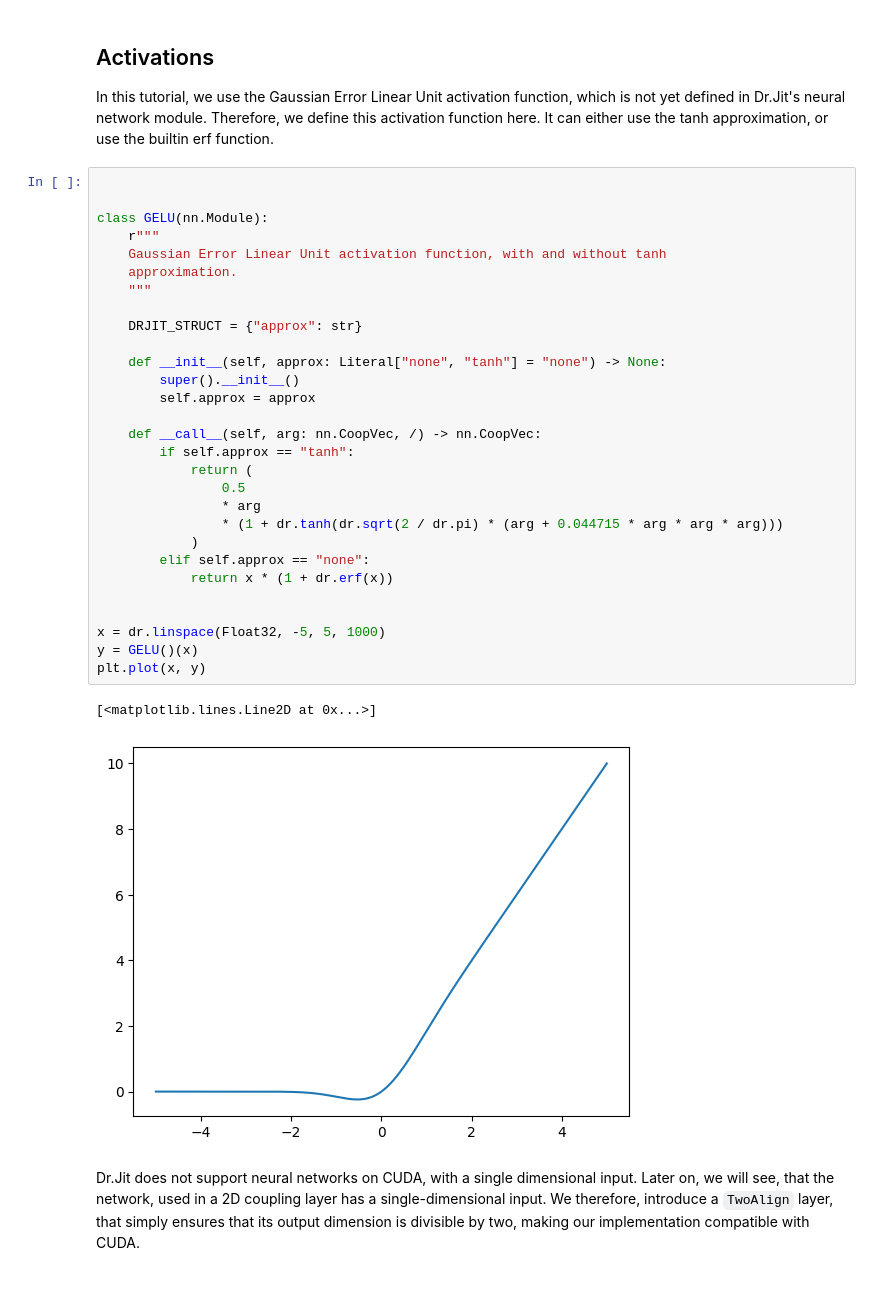
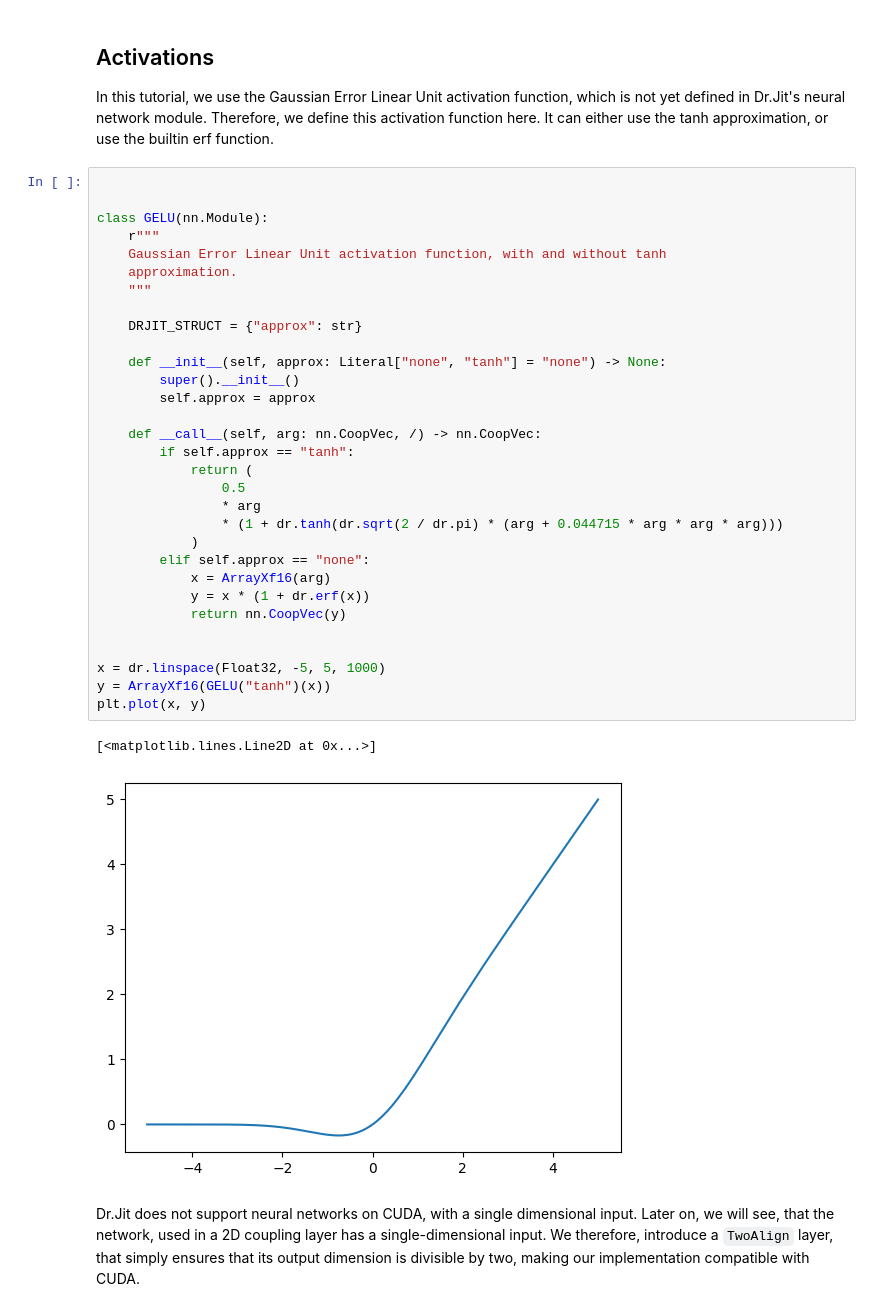
Before and after one commit to DoeringChristian/mitsuba3-experiments, a Jupyter notebook: normflow.ipynb, the cells around one changed output. Drawn from its saved outputs; the diff is of its cells as text.

Commit message:
Fixed GELU

```diff
--- a/normflow.ipynb
+++ b/normflow.ipynb
@@ -186,35 +186,37 @@ approximation, or use the builtin erf function.
 # %%
 
 
 class GELU(nn.Module):
     r"""
     Gaussian Error Linear Unit activation function, with and without tanh
     approximation.
     """
 
     DRJIT_STRUCT = {"approx": str}
 
     def __init__(self, approx: Literal["none", "tanh"] = "none") -> None:
         super().__init__()
         self.approx = approx
 
     def __call__(self, arg: nn.CoopVec, /) -> nn.CoopVec:
         if self.approx == "tanh":
             return (
                 0.5
                 * arg
                 * (1 + dr.tanh(dr.sqrt(2 / dr.pi) * (arg + 0.044715 * arg * arg * arg)))
             )
         elif self.approx == "none":
-            return x * (1 + dr.erf(x))
+            x = ArrayXf16(arg)
+            y = x * (1 + dr.erf(x))
+            return nn.CoopVec(y)
 
 
 x = dr.linspace(Float32, -5, 5, 1000)
-y = GELU()(x)
+y = ArrayXf16(GELU("tanh")(x))
 plt.plot(x, y)
 # %% [output]
 [<matplotlib.lines.Line2D at 0x...>]
-[figure, old version]
+[figure, new version]
 # %% [markdown]
 Dr.Jit does not support neural networks on CUDA, with a single dimensional
 input. Later on, we will see, that the network, used in a 2D coupling layer
```
Also changed, not shown: parts of 6 cells of this notebook, 1 other file.
